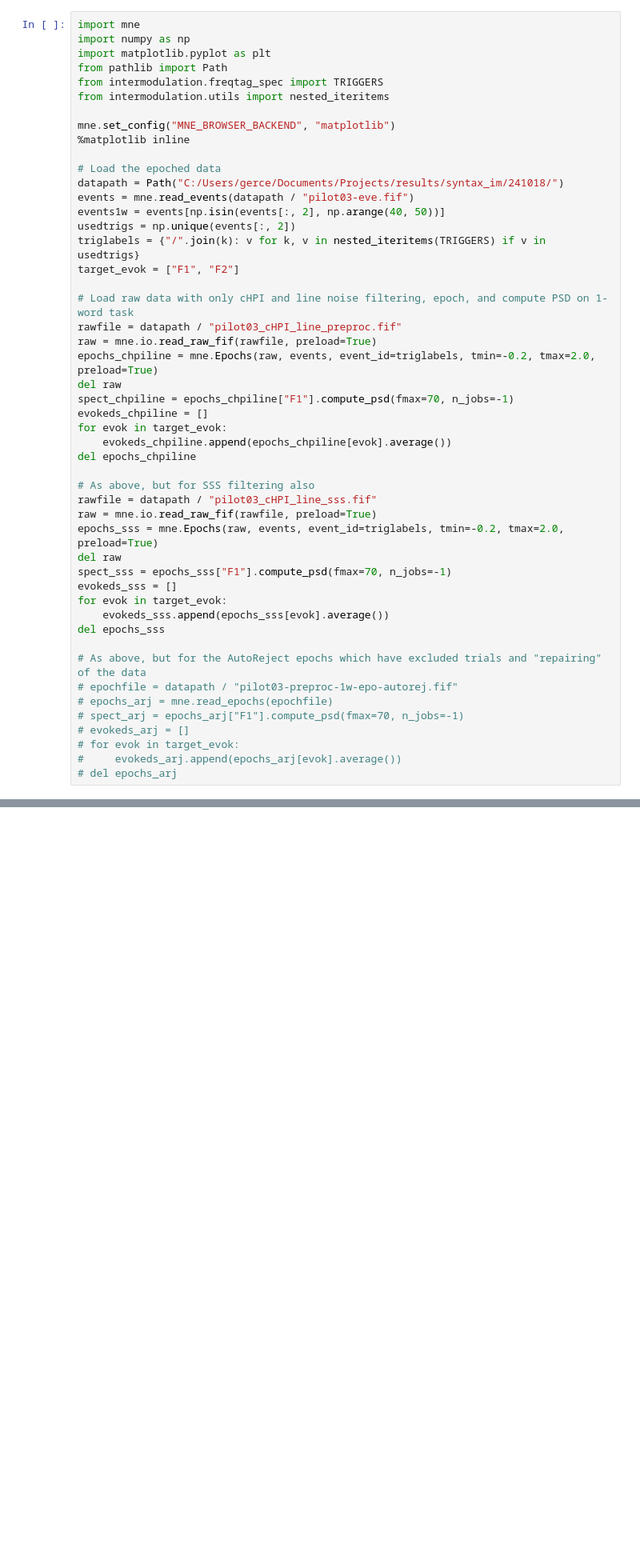
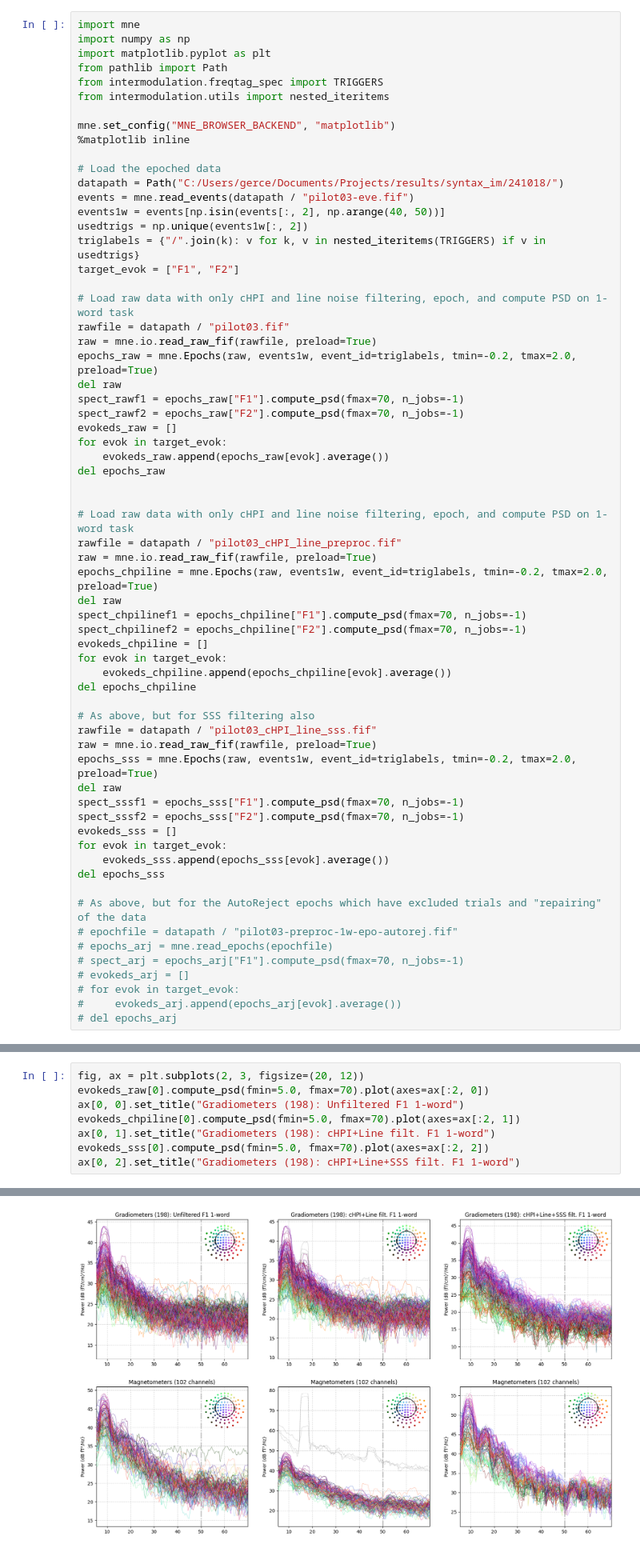
Before and after one commit to neurolingo-lab/language-intermodulation, a Jupyter notebook: notebooks/analysis/03_pilotT_find_the_weasel.ipynb, the cells around one changed output, grey strips where cells are left out. Shown at 80% size. Drawn from its saved outputs; the diff is of its cells as text; blank space fills up the shorter version.

```diff
--- a/notebooks/analysis/03_pilotT_find_the_weasel.ipynb
+++ b/notebooks/analysis/03_pilotT_find_the_weasel.ipynb
@@ -15,16 +15,30 @@ mne.set_config("MNE_BROWSER_BACKEND", "matplotlib")
 datapath = Path("C:/Users/gerce/Documents/Projects/results/syntax_im/241018/")
 events = mne.read_events(datapath / "pilot03-eve.fif")
 events1w = events[np.isin(events[:, 2], np.arange(40, 50))]
-usedtrigs = np.unique(events[:, 2])
+usedtrigs = np.unique(events1w[:, 2])
 triglabels = {"/".join(k): v for k, v in nested_iteritems(TRIGGERS) if v in usedtrigs}
 target_evok = ["F1", "F2"]
 
 # Load raw data with only cHPI and line noise filtering, epoch, and compute PSD on 1-word task
+rawfile = datapath / "pilot03.fif"
+raw = mne.io.read_raw_fif(rawfile, preload=True)
+epochs_raw = mne.Epochs(raw, events1w, event_id=triglabels, tmin=-0.2, tmax=2.0, preload=True)
+del raw
+spect_rawf1 = epochs_raw["F1"].compute_psd(fmax=70, n_jobs=-1)
+spect_rawf2 = epochs_raw["F2"].compute_psd(fmax=70, n_jobs=-1)
+evokeds_raw = []
+for evok in target_evok:
+    evokeds_raw.append(epochs_raw[evok].average())
+del epochs_raw
+
+
+# Load raw data with only cHPI and line noise filtering, epoch, and compute PSD on 1-word task
 rawfile = datapath / "pilot03_cHPI_line_preproc.fif"
 raw = mne.io.read_raw_fif(rawfile, preload=True)
-epochs_chpiline = mne.Epochs(raw, events, event_id=triglabels, tmin=-0.2, tmax=2.0, preload=True)
+epochs_chpiline = mne.Epochs(raw, events1w, event_id=triglabels, tmin=-0.2, tmax=2.0, preload=True)
 del raw
-spect_chpiline = epochs_chpiline["F1"].compute_psd(fmax=70, n_jobs=-1)
+spect_chpilinef1 = epochs_chpiline["F1"].compute_psd(fmax=70, n_jobs=-1)
+spect_chpilinef2 = epochs_chpiline["F2"].compute_psd(fmax=70, n_jobs=-1)
 evokeds_chpiline = []
 for evok in target_evok:
     evokeds_chpiline.append(epochs_chpiline[evok].average())
@@ -33,9 +47,10 @@ del epochs_chpiline
 # As above, but for SSS filtering also
 rawfile = datapath / "pilot03_cHPI_line_sss.fif"
 raw = mne.io.read_raw_fif(rawfile, preload=True)
-epochs_sss = mne.Epochs(raw, events, event_id=triglabels, tmin=-0.2, tmax=2.0, preload=True)
+epochs_sss = mne.Epochs(raw, events1w, event_id=triglabels, tmin=-0.2, tmax=2.0, preload=True)
 del raw
-spect_sss = epochs_sss["F1"].compute_psd(fmax=70, n_jobs=-1)
+spect_sssf1 = epochs_sss["F1"].compute_psd(fmax=70, n_jobs=-1)
+spect_sssf2 = epochs_sss["F2"].compute_psd(fmax=70, n_jobs=-1)
 evokeds_sss = []
 for evok in target_evok:
     evokeds_sss.append(epochs_sss[evok].average())
@@ -104,0 +173,9 @@ NameError: name 'evokeds_sss' is not defined
+# %%
+fig, ax = plt.subplots(2, 3, figsize=(20, 12))
+evokeds_raw[0].compute_psd(fmin=5.0, fmax=70).plot(axes=ax[:2, 0])
+ax[0, 0].set_title("Gradiometers (198): Unfiltered F1 1-word")
+evokeds_chpiline[0].compute_psd(fmin=5.0, fmax=70).plot(axes=ax[:2, 1])
+ax[0, 1].set_title("Gradiometers (198): cHPI+Line filt. F1 1-word")
+evokeds_sss[0].compute_psd(fmin=5.0, fmax=70).plot(axes=ax[:2, 2])
+ax[0, 2].set_title("Gradiometers (198): cHPI+Line+SSS filt. F1 1-word")
+# %% [output]
@@ -104,0 +189 @@ NameError: name 'evokeds_sss' is not defined
+[figure, added]
```
Also changed, not shown: parts of 5 cells of this notebook.
